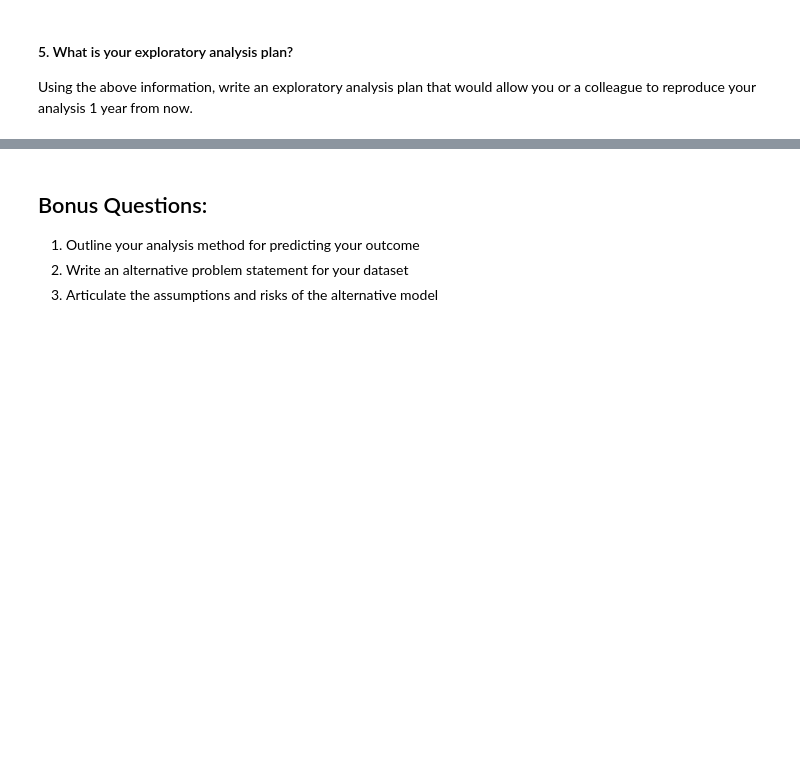
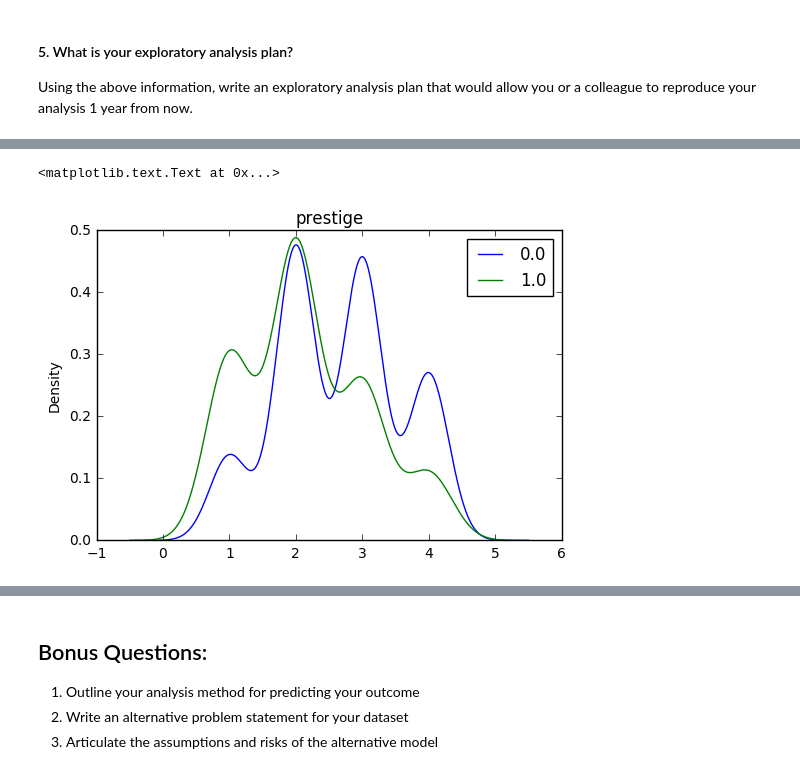
Before and after one commit to randalgoomer/ds-sf-29, a Jupyter notebook: projects/unit-projects/project-1/starter-code/project1-starter.ipynb, the cells around one changed output, grey strips where cells are left out. Saved outputs shown, nothing was run; the diff lists cells and outputs as text; code cells hidden in the pictures; blank space fills up the shorter version.

```diff
--- a/projects/unit-projects/project-1/starter-code/project1-starter.ipynb
+++ b/projects/unit-projects/project-1/starter-code/project1-starter.ipynb
@@ -144,0 +127,7 @@ array([[<matplotlib.axes._subplots.AxesSubplot object at 0x...>]], dtype=object)
+# %%
+adission_grouped['prestige'].plot(kind="density" )
+plt.legend()
+plt.title('prestige')
+# %% [output]
+<matplotlib.text.Text at 0x...>
+[figure, added]
```
Also changed, not shown: parts of 21 cells of this notebook.
